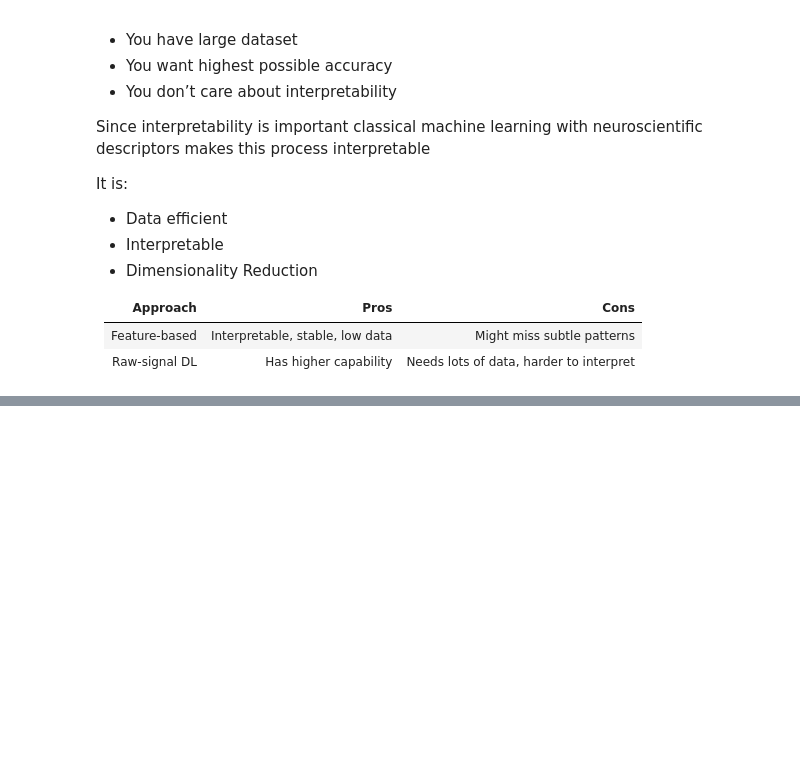
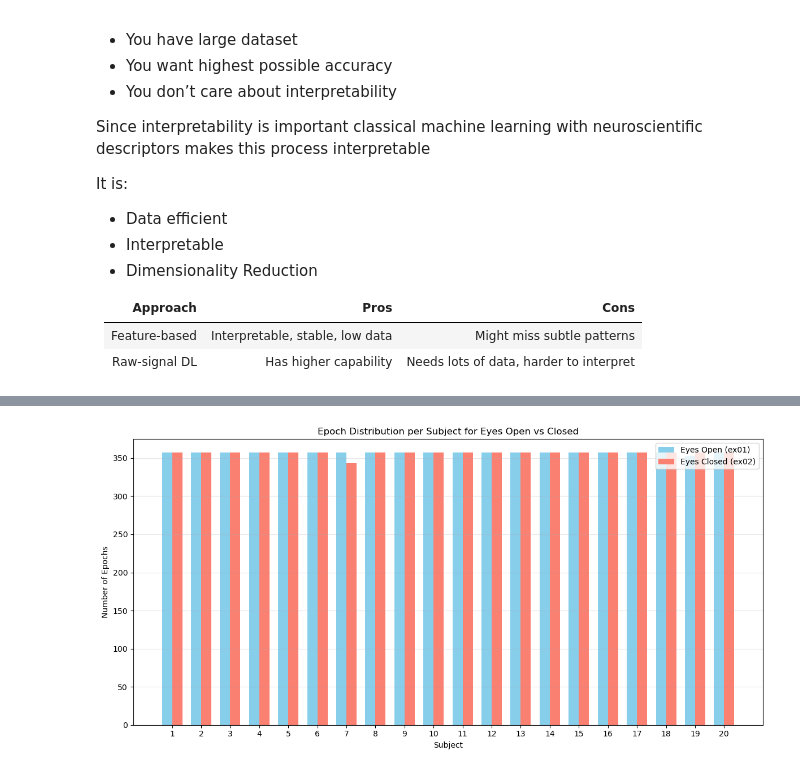
Before and after one commit to cristopher-d-delgado/Analysis-of-EEG-Signal, a Jupyter notebook: eda.ipynb, the cells around one changed output, grey strips where cells are left out. Cells and saved outputs as stored; diff of their text form; code cells hidden in the pictures; blank space fills up the shorter version.

Commit message:
built dataset with labels for eyes open and closed

```diff
--- a/eda.ipynb
+++ b/eda.ipynb
@@ -1041,0 +1140,23 @@ It is:
+# %%
+# subjects_array: length = n_epochs, values = subject IDs (1–20)
+# experiments_array: length = n_epochs, values = 0 for ex01, 1 for ex02
+
+# Build a DataFrame
+df = pd.DataFrame({
+    "subject": groups,      # if you returned subject IDs per epoch
+    "experiment": y         # 0 = Eyes Open (ex01), 1 = Eyes Closed (ex02)
+})
+
+summary = df.groupby(["subject", "experiment"]).size().unstack(fill_value=0)
+summary.index.name = "Subject"
+summary.columns = ["Eyes Open (ex01)", "Eyes Closed (ex02)"]
+
+# Total epochs per subject
+summary["Total"] = summary.sum(axis=1)
+
+# Print nicely
+print(summary)
+
+# Optional: total across all subjects
+print("\nTotal epochs overall:")
+print(summary[["Eyes Open (ex01)", "Eyes Closed (ex02)"]].sum())
@@ -1041,0 +1181,24 @@ It is:
+# %%
+fig, ax = plt.subplots(figsize=(12, 6))
+
+# Bar width and positions
+width = 0.35
+x = np.arange(len(summary))
+
+# Plot each condition
+ax.bar(x - width/2, summary["Eyes Open (ex01)"], width, label="Eyes Open (ex01)", color='skyblue')
+ax.bar(x + width/2, summary["Eyes Closed (ex02)"], width, label="Eyes Closed (ex02)", color='salmon')
+
+# Labels & titles
+ax.set_xlabel("Subject")
+ax.set_ylabel("Number of Epochs")
+ax.set_title("Epoch Distribution per Subject for Eyes Open vs Closed")
+ax.set_xticks(x)
+ax.set_xticklabels(summary.index)
+ax.legend()
+ax.grid(axis='y', alpha=0.3)
+
+plt.tight_layout()
+plt.show()
+# %% [output]
+[figure, added]
```
Also changed, not shown: parts of 8 cells of this notebook, 1 other file.
